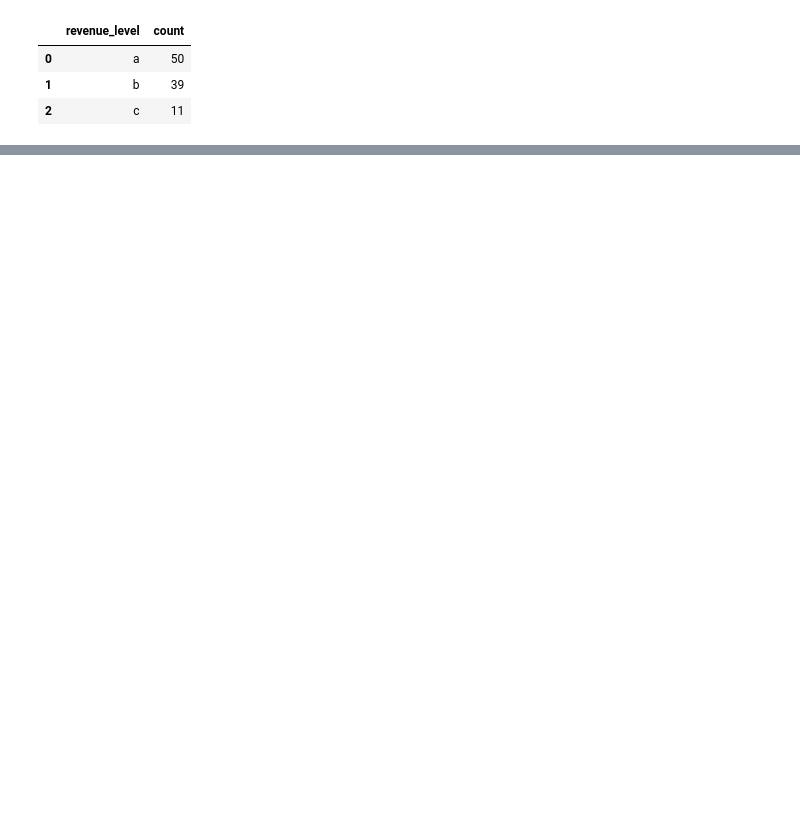
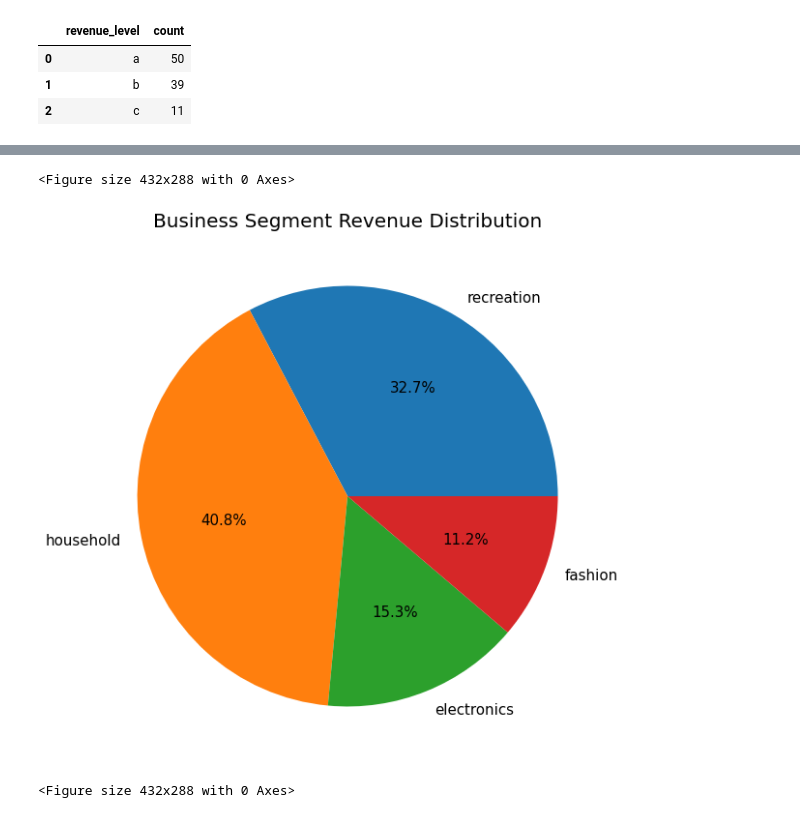
Before and after one commit to MAST30034-Applied-Data-Science/generic-buy-now-pay-later-project-group-45, a Jupyter notebook: notebooks/ranking.ipynb, the cells around one changed output, grey strips where cells are left out. Saved outputs shown, nothing was run; the diff lists cells and outputs as text; code cells hidden in the pictures; blank space fills up the shorter version.

```diff
--- a/notebooks/ranking.ipynb
+++ b/notebooks/ranking.ipynb
@@ -245,0 +232,18 @@ revenue_distribution = top100_revenue_distribution.plot.pie(y='sum(true_revenue)
+# %%
+top100_revenue_distribution = top100.select("business_segment", "true_revenue")\
+                                                        .groupby("business_segment").sum().toPandas()
+top100_revenue_distribution = top100_revenue_distribution.rename(columns={"sum(true_revenue)":"total revenue"})
+top100_revenue_distribution = top100_revenue_distribution.set_index("business_segment")
+
+ax = top100_revenue_distribution.plot.pie(y='total revenue', figsize=(10, 10), \
+                                                           legend=False, autopct='%1.1f%%', \
+                                                            shadow=False, fontsize = 15,  ylabel = "")
+
+ax.set_title("Business Segment Revenue Distribution", fontdict={'fontsize':20})
+
+plt.savefig("../plots/Business segment revenue distribution.png")
+plt.figure()
+# %% [output]
+<Figure size 432x288 with 0 Axes>
+[figure, added]
+<Figure size 432x288 with 0 Axes>
```
Also changed, not shown: parts of 31 cells of this notebook.
